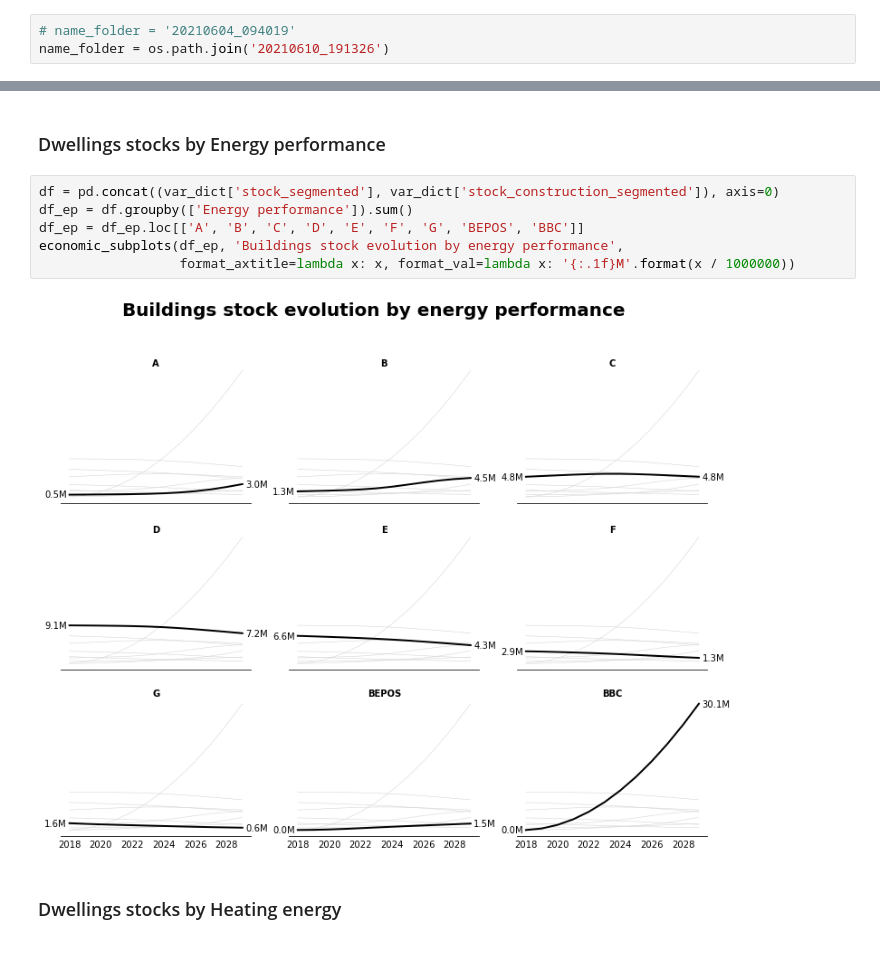
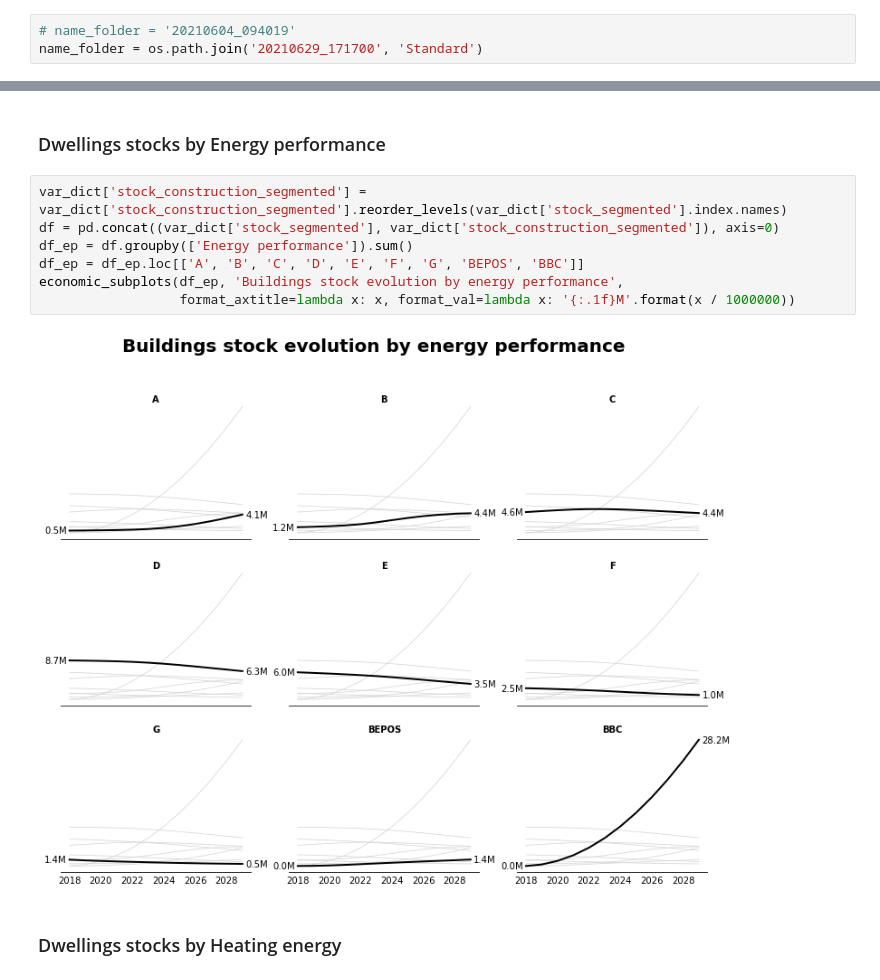
Before and after one commit to CIRED/Res-IRF, a Jupyter notebook: project/user_interface.ipynb, the cells around one changed output, grey strips where cells are left out. Drawn from its saved outputs; the diff is of its cells as text.

```diff
--- a/project/user_interface.ipynb
+++ b/project/user_interface.ipynb
@@ -32,7 +32,7 @@ from parse_input import colors_dict
 **User need to enter folder's name:**
 # %%
 # name_folder = '20210604_094019'
-name_folder = os.path.join('20210610_191326')
+name_folder = os.path.join('20210629_171700', 'Standard')
 # %% [markdown]
 # Reading input
 # %%
@@ -131,13 +131,14 @@ Res-IRF considers stock dynamics. Buildings demolition, construction and renovat
 # %% [markdown]
 ### Dwellings stocks by Energy performance
 # %%
+var_dict['stock_construction_segmented'] = var_dict['stock_construction_segmented'].reorder_levels(var_dict['stock_segmented'].index.names)
 df = pd.concat((var_dict['stock_segmented'], var_dict['stock_construction_segmented']), axis=0)
 df_ep = df.groupby(['Energy performance']).sum()
 df_ep = df_ep.loc[['A', 'B', 'C', 'D', 'E', 'F', 'G', 'BEPOS', 'BBC']]
 economic_subplots(df_ep, 'Buildings stock evolution by energy performance',
                   format_axtitle=lambda x: x, format_val=lambda x: '{:.1f}M'.format(x / 1000000))
 # %% [output]
-[figure, old version]
+[figure, new version]
 # %% [markdown]
 ### Dwellings stocks by Heating energy
 # %%
```
Also changed, not shown: parts of 26 cells of this notebook, 18 other files.
